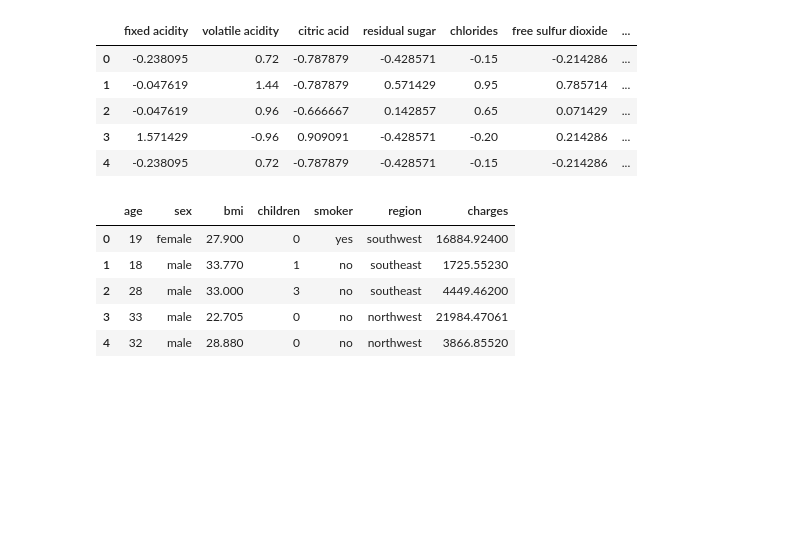
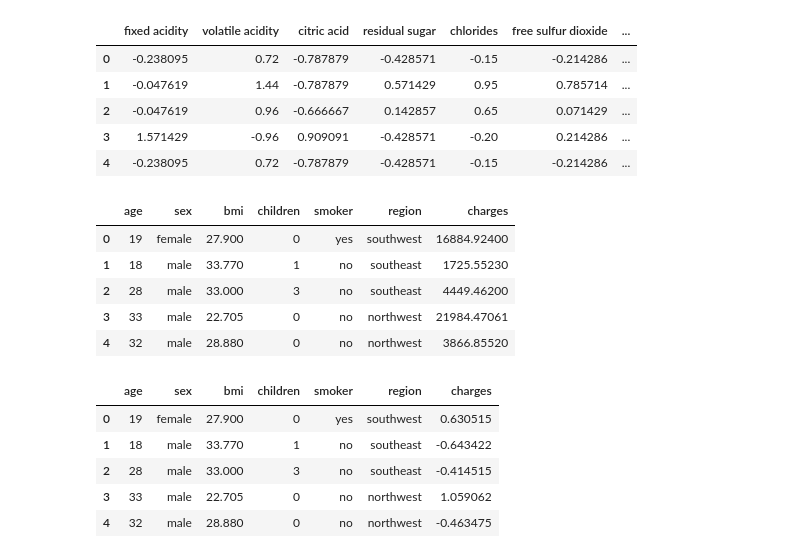
Before and after one commit to Md-Maruf-1727/Data-preprocessing-Practice, a Jupyter notebook: FeatureTransform/featureTransformationTechniques.ipynb, the cells around one changed output. Cells and saved outputs as stored; diff of their text form; code cells hidden in the pictures; blank space fills up the shorter version.

```diff
--- a/FeatureTransform/featureTransformationTechniques.ipynb
+++ b/FeatureTransform/featureTransformationTechniques.ipynb
@@ -283,3 +283,14 @@ insu_data.head()
 | 2 | 28 | male | 33.000 | 3 | no | southeast | 4449.46200 |
 | 3 | 33 | male | 22.705 | 0 | no | northwest | 21984.47061 |
 | 4 | 32 | male | 28.880 | 0 | no | northwest | 3866.85520 |
+# %%
+insu_data['charges'] = robust.fit_transform(insu_data[['charges']])
+# %%
+insu_data.head()
+# %% [output]
+|  | age | sex | bmi | children | smoker | region | charges |
+| 0 | 19 | female | 27.900 | 0 | yes | southwest | 0.630515 |
+| 1 | 18 | male | 33.770 | 1 | no | southeast | -0.643422 |
+| 2 | 28 | male | 33.000 | 3 | no | southeast | -0.414515 |
+| 3 | 33 | male | 22.705 | 0 | no | northwest | 1.059062 |
+| 4 | 32 | male | 28.880 | 0 | no | northwest | -0.463475 |
```
